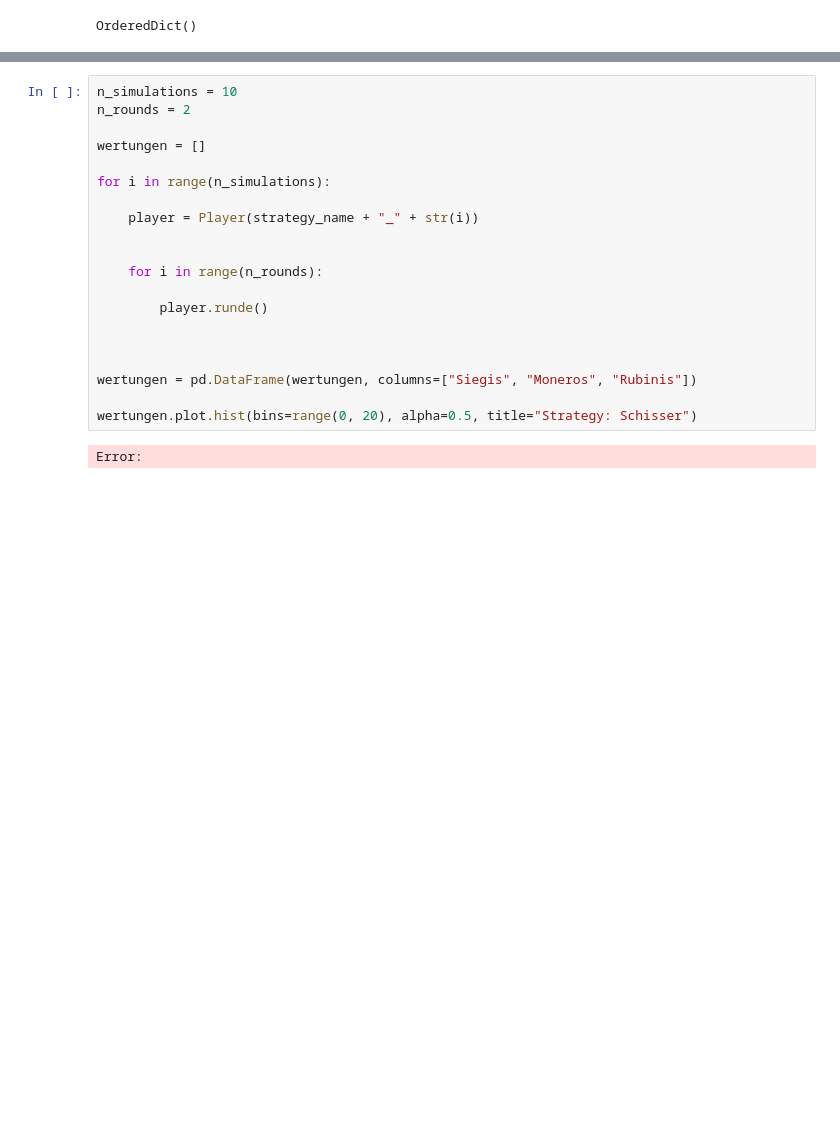
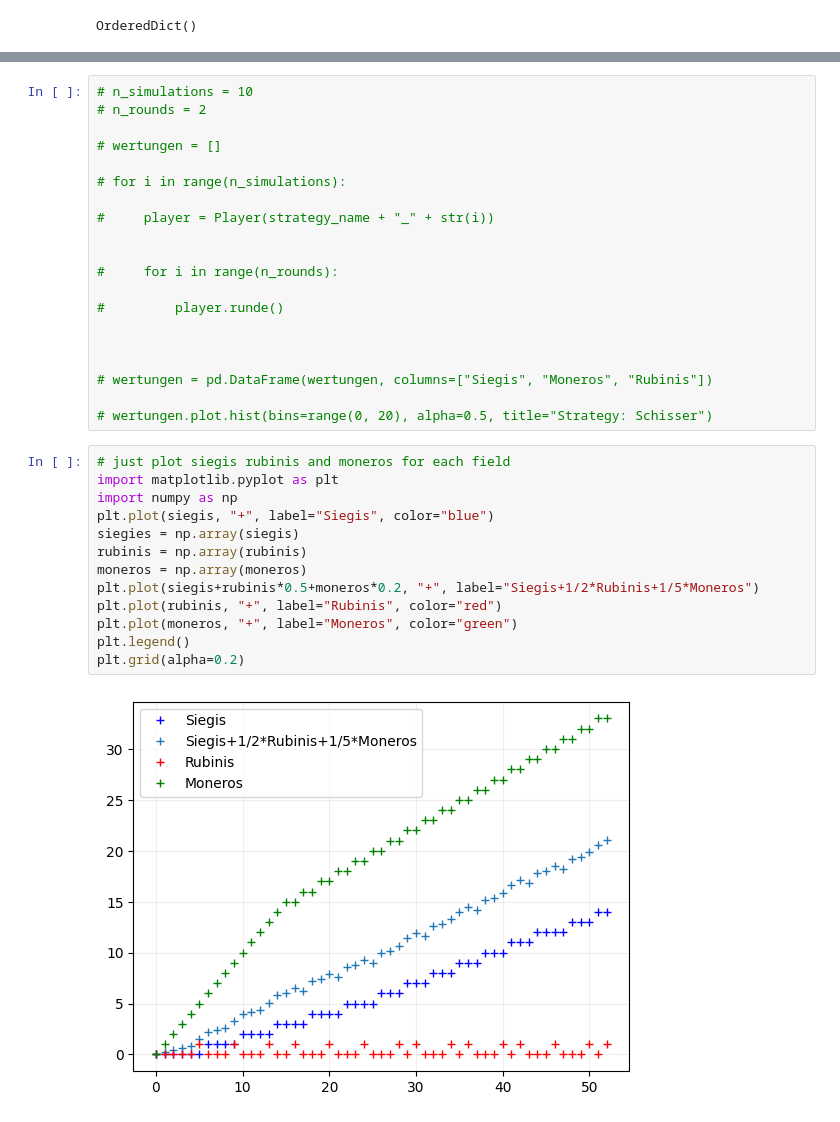
Before and after one commit to maxiherzog/quacks, a Jupyter notebook: quacks.ipynb, the cells around one changed output, grey strips where cells are left out. Cells and saved outputs as stored; diff of their text form; blank space fills up the shorter version.

Commit message:
weird plot

```diff
--- a/quacks.ipynb
+++ b/quacks.ipynb
@@ -445,22 +441,35 @@ Error:
 # %%
-n_simulations = 10
-n_rounds = 2
+# n_simulations = 10
+# n_rounds = 2
 
-wertungen = []
+# wertungen = []
 
-for i in range(n_simulations):
+# for i in range(n_simulations):
 
-    player = Player(strategy_name + "_" + str(i))
+#     player = Player(strategy_name + "_" + str(i))
 
 
-    for i in range(n_rounds):
+#     for i in range(n_rounds):
 
-        player.runde()
+#         player.runde()
 
 
 
-wertungen = pd.DataFrame(wertungen, columns=["Siegis", "Moneros", "Rubinis"])
+# wertungen = pd.DataFrame(wertungen, columns=["Siegis", "Moneros", "Rubinis"])
 
-wertungen.plot.hist(bins=range(0, 20), alpha=0.5, title="Strategy: Schisser")
+# wertungen.plot.hist(bins=range(0, 20), alpha=0.5, title="Strategy: Schisser")
-# %% [output]
-Error:
+# %%
+# just plot siegis rubinis and moneros for each field
+import matplotlib.pyplot as plt
+import numpy as np
+plt.plot(siegis, "+", label="Siegis", color="blue")
+siegies = np.array(siegis)
+rubinis = np.array(rubinis)
+moneros = np.array(moneros)
+plt.plot(siegis+rubinis*0.5+moneros*0.2, "+", label="Siegis+1/2*Rubinis+1/5*Moneros")
+plt.plot(rubinis, "+", label="Rubinis", color="red")
+plt.plot(moneros, "+", label="Moneros", color="green")
+plt.legend()
+plt.grid(alpha=0.2)
+# %% [output]
+[figure, added]
```
Also changed, not shown: parts of 8 cells of this notebook.
